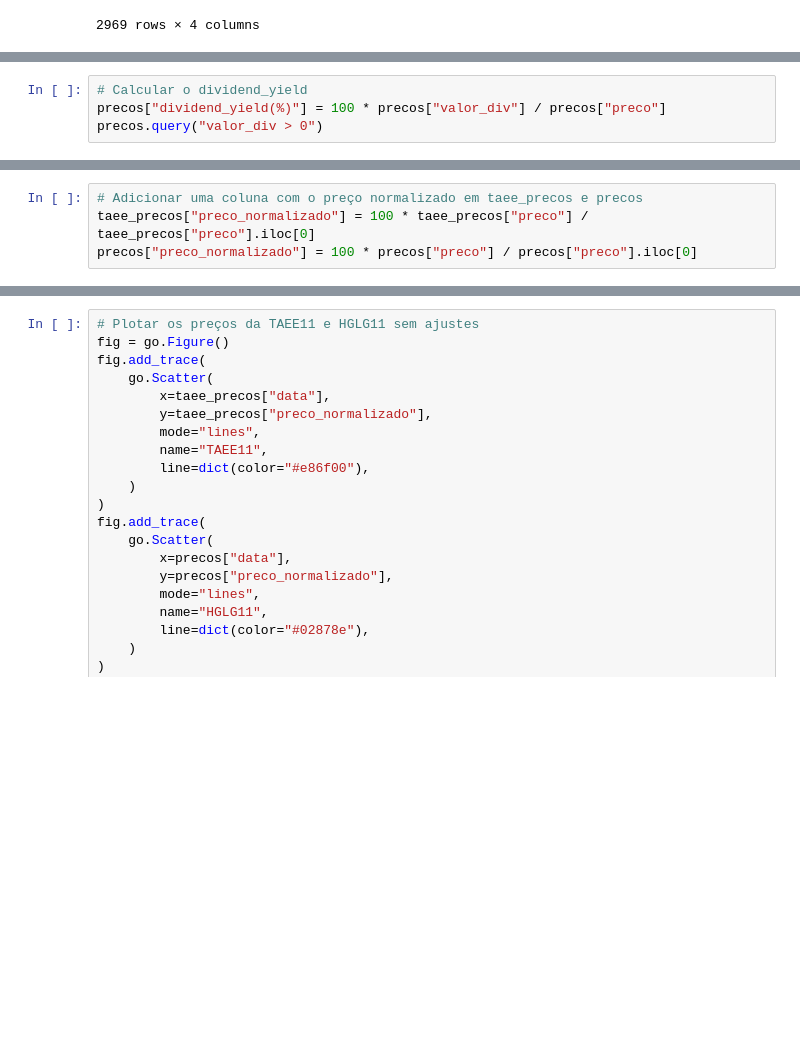
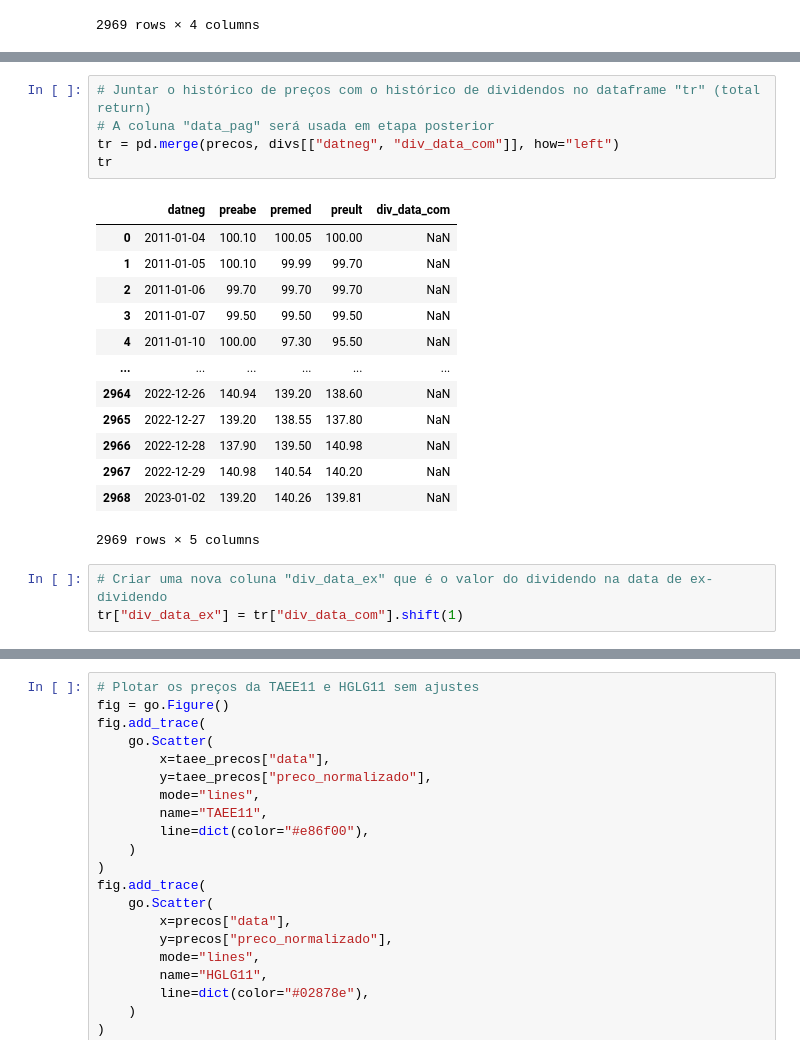
Before and after one commit to crdcj/medium, a Jupyter notebook: KRNI/krni.ipynb, the cells around one changed output, grey strips where cells are left out. Saved outputs shown, nothing was run; the diff lists cells and outputs as text; blank space fills up the shorter version.

```diff
--- a/KRNI/krni.ipynb
+++ b/KRNI/krni.ipynb
@@ -95,4 +107,0 @@ precos.query('datneg >= "2011-01-25"')
-# %%
-# Calcular o dividend_yield
-precos["dividend_yield(%)"] = 100 * precos["valor_div"] / precos["preco"]
-precos.query("valor_div > 0")
@@ -266,4 +107,0 @@ taee_precos.query("valor_div > 0")
-# %%
-# Adicionar uma coluna com o preço normalizado em taee_precos e precos
-taee_precos["preco_normalizado"] = 100 * taee_precos["preco"] / taee_precos["preco"].iloc[0]
-precos["preco_normalizado"] = 100 * precos["preco"] / precos["preco"].iloc[0]
@@ -269,0 +131,22 @@ precos["preco_normalizado"] = 100 * precos["preco"] / precos["preco"].iloc[0]
+# %%
+# Juntar o histórico de preços com o histórico de dividendos no dataframe "tr" (total return)
+# A coluna "data_pag" será usada em etapa posterior
+tr = pd.merge(precos, divs[["datneg", "div_data_com"]], how="left")
+tr
+# %% [output]
+|  | datneg | preabe | premed | preult | div_data_com |
+| 0 | 2011-01-04 | 100.10 | 100.05 | 100.00 | NaN |
+| 1 | 2011-01-05 | 100.10 | 99.99 | 99.70 | NaN |
+| 2 | 2011-01-06 | 99.70 | 99.70 | 99.70 | NaN |
+| 3 | 2011-01-07 | 99.50 | 99.50 | 99.50 | NaN |
+| 4 | 2011-01-10 | 100.00 | 97.30 | 95.50 | NaN |
+| ... | ... | ... | ... | ... | ... |
+| 2964 | 2022-12-26 | 140.94 | 139.20 | 138.60 | NaN |
+| 2965 | 2022-12-27 | 139.20 | 138.55 | 137.80 | NaN |
+| 2966 | 2022-12-28 | 137.90 | 139.50 | 140.98 | NaN |
+| 2967 | 2022-12-29 | 140.98 | 140.54 | 140.20 | NaN |
+| 2968 | 2023-01-02 | 139.20 | 140.26 | 139.81 | NaN |
+2969 rows × 5 columns
+# %%
+# Criar uma nova coluna "div_data_ex" que é o valor do dividendo na data de ex-dividendo
+tr["div_data_ex"] = tr["div_data_com"].shift(1)
```
Also changed, not shown: parts of 21 cells of this notebook, 1 other file.
